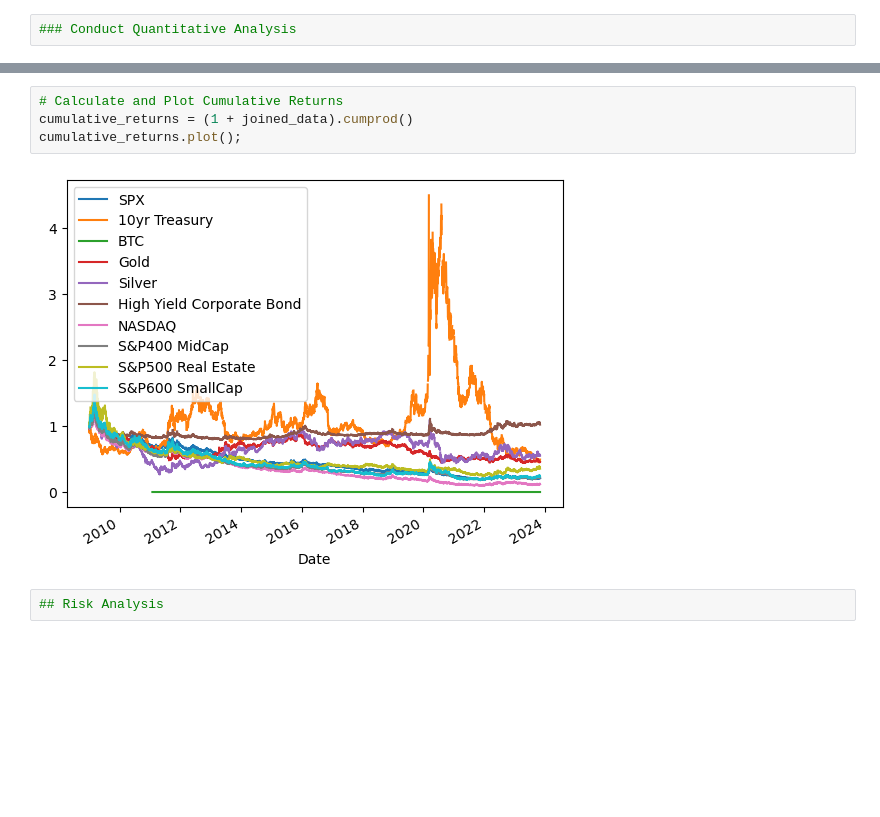
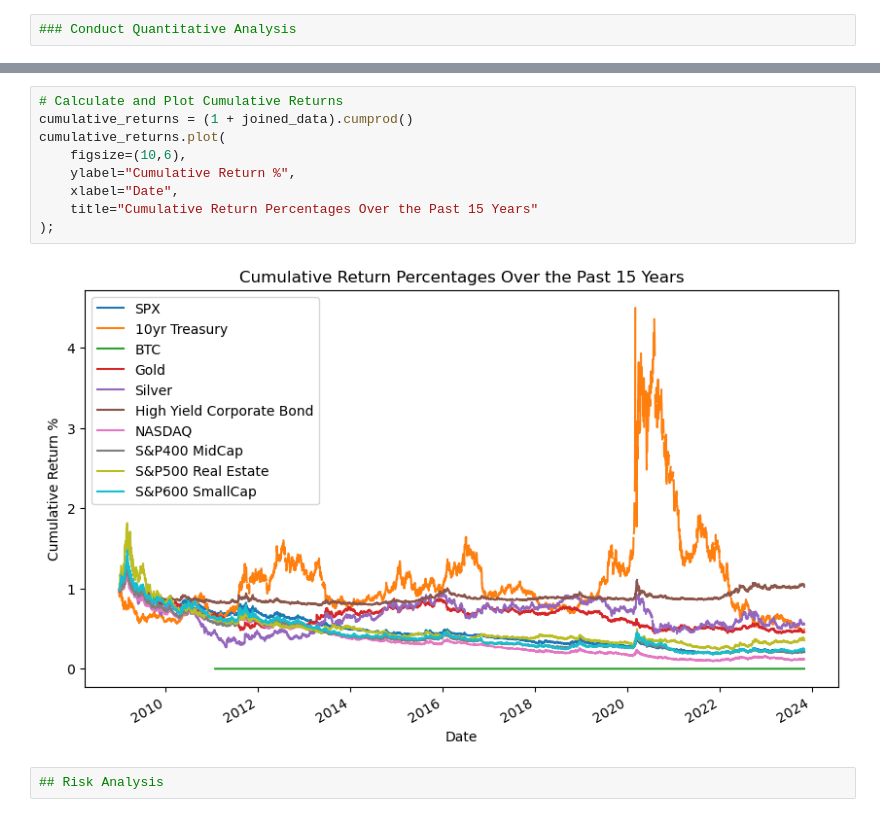
Before and after one commit to Graci98/Group-1, a Jupyter notebook: investment_analysis.ipynb, the cells around one changed output, grey strips where cells are left out. Saved outputs shown, nothing was run; the diff lists cells and outputs as text; blank space fills up the shorter version.

Commit message:
added markdown of bid idea questions and modified visualizations

```diff
--- a/investment_analysis.ipynb
+++ b/investment_analysis.ipynb
@@ -373,9 +376,14 @@ joined_data.plot(
 # %%
 # Calculate and Plot Cumulative Returns
 cumulative_returns = (1 + joined_data).cumprod()
-cumulative_returns.plot();
+cumulative_returns.plot(
+    figsize=(10,6),
+    ylabel="Cumulative Return %",
+    xlabel="Date",
+    title="Cumulative Return Percentages Over the Past 15 Years"
+);
 # %% [output]
-[figure, old version]
+[figure, new version]
 # %%
 ## Risk Analysis
 # %%
```
Also changed, not shown: parts of 10 cells of this notebook, 1 other file.
